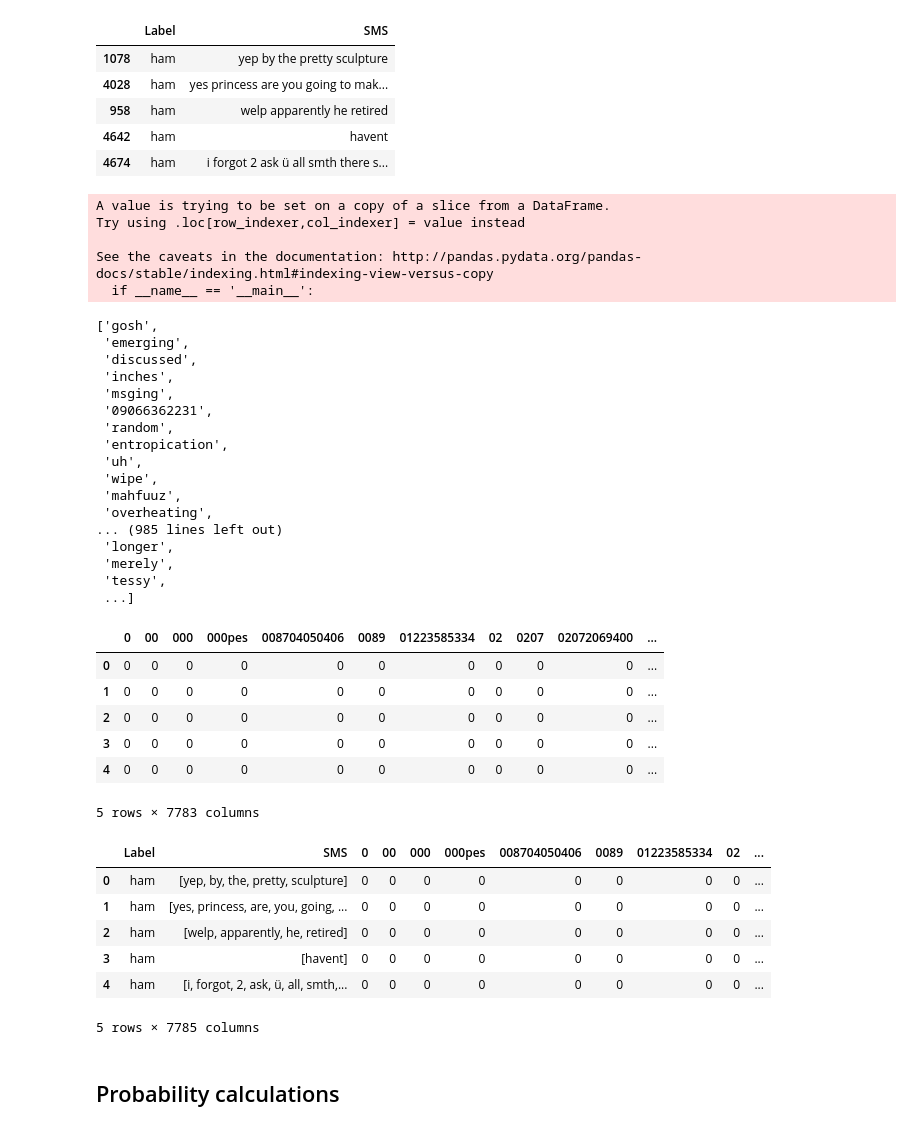
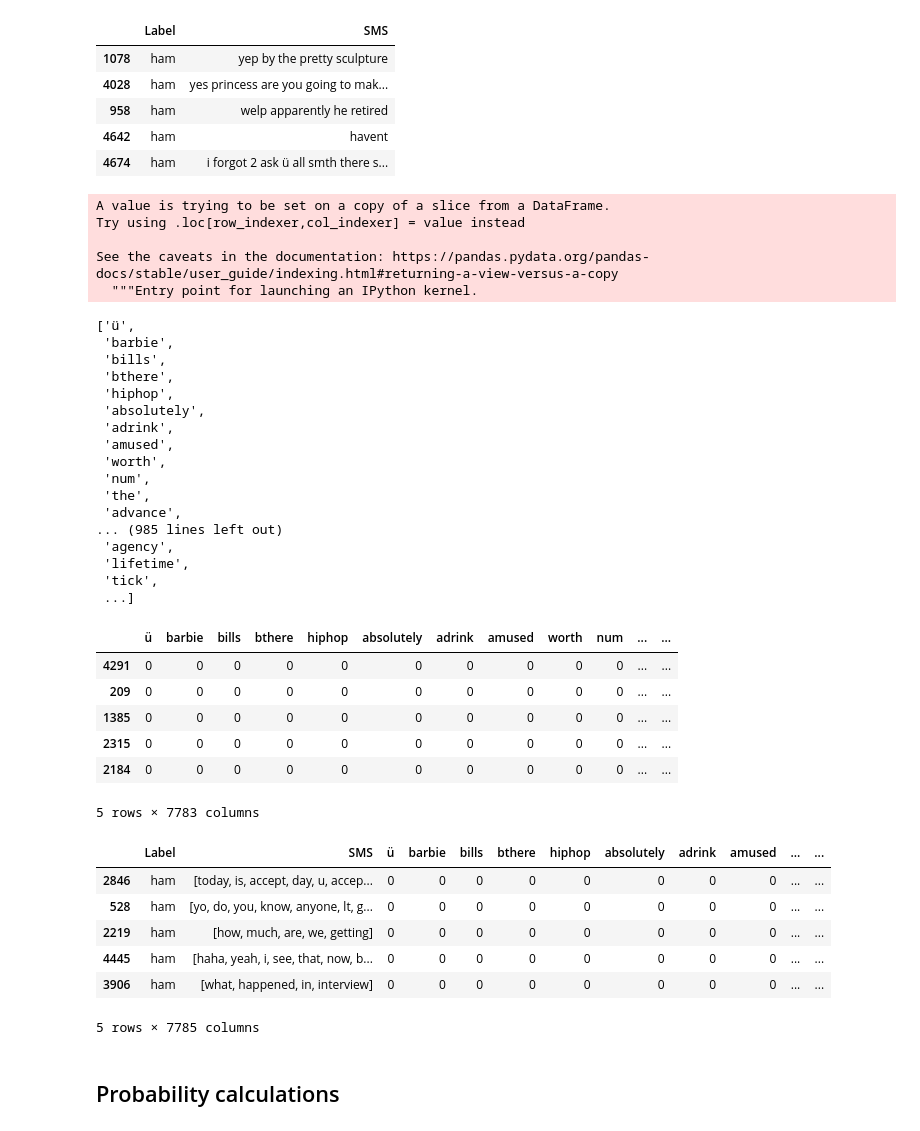
Before and after one commit to plasmagirl/Building-a-Spam-Filter, a Jupyter notebook: Basics.ipynb, the cells around one changed output. Cells and saved outputs as stored; diff of their text form; code cells hidden in the pictures.

```diff
--- a/Basics.ipynb
+++ b/Basics.ipynb
@@ -8,5 +11,5 @@ from IPython.display import display
 # %%
-sms_collection = pd.read_csv('SMSSpamCollection', sep='\t', header=None, names=['Label', 'SMS'])
+sms_collection = pd.read_csv('Data\SMSSpamCollection', sep='\t', header=None, names=['Label', 'SMS'])
 # %%
 display(sms_collection.head())
 print('The dataset contains {} messages.' .format(sms_collection.shape[0]))
@@ -99,24 +116,24 @@ vocabulary
 A value is trying to be set on a copy of a slice from a DataFrame.
 Try using .loc[row_indexer,col_indexer] = value instead
 
-See the caveats in the documentation: http://pandas.pydata.org/pandas-docs/stable/indexing.html#indexing-view-versus-copy
-  if __name__ == '__main__':
+See the caveats in the documentation: https://pandas.pydata.org/pandas-docs/stable/user_guide/indexing.html#returning-a-view-versus-a-copy
+  """Entry point for launching an IPython kernel.
-['gosh',
- 'emerging',
- 'discussed',
- 'inches',
- 'msging',
- '09066362231',
- 'random',
- 'entropication',
- 'uh',
- 'wipe',
- 'mahfuuz',
- 'overheating',
+['ü',
+ 'barbie',
+ 'bills',
+ 'bthere',
+ 'hiphop',
+ 'absolutely',
+ 'adrink',
+ 'amused',
+ 'worth',
+ 'num',
+ 'the',
+ 'advance',
 ... (985 lines left out)
- 'longer',
- 'merely',
- 'tessy',
+ 'agency',
+ 'lifetime',
+ 'tick',
  ...]
 # %%
 word_count_per_sms = {}
@@ -128,27 +145,27 @@ for index, msg in enumerate(train['SMS']):
         word_count_per_sms[word][index] += 1
 # %%
 word_counts = pd.DataFrame(word_count_per_sms)
-word_counts.head()
+word_counts.sample(5)
 # %% [output]
-|  | 0 | 00 | 000 | 000pes | 008704050406 | 0089 | 01223585334 | 02 | 0207 | 02072069400 | ... |
-| 0 | 0 | 0 | 0 | 0 | 0 | 0 | 0 | 0 | 0 | 0 | ... |
-| 1 | 0 | 0 | 0 | 0 | 0 | 0 | 0 | 0 | 0 | 0 | ... |
-| 2 | 0 | 0 | 0 | 0 | 0 | 0 | 0 | 0 | 0 | 0 | ... |
-| 3 | 0 | 0 | 0 | 0 | 0 | 0 | 0 | 0 | 0 | 0 | ... |
-| 4 | 0 | 0 | 0 | 0 | 0 | 0 | 0 | 0 | 0 | 0 | ... |
+|  | ü | barbie | bills | bthere | hiphop | absolutely | adrink | amused | worth | num | ... | ... |
+| 4291 | 0 | 0 | 0 | 0 | 0 | 0 | 0 | 0 | 0 | 0 | ... | ... |
+| 209 | 0 | 0 | 0 | 0 | 0 | 0 | 0 | 0 | 0 | 0 | ... | ... |
+| 1385 | 0 | 0 | 0 | 0 | 0 | 0 | 0 | 0 | 0 | 0 | ... | ... |
+| 2315 | 0 | 0 | 0 | 0 | 0 | 0 | 0 | 0 | 0 | 0 | ... | ... |
+| 2184 | 0 | 0 | 0 | 0 | 0 | 0 | 0 | 0 | 0 | 0 | ... | ... |
 5 rows × 7783 columns
 # %%
 #concatenate word_count dataframe with training dataframe
 train_set_clean = pd.concat([train, word_counts], axis=1)
 # %%
-display(train_set_clean.head())
+display(train_set_clean.sample(5))
 # %% [output]
-|  | Label | SMS | 0 | 00 | 000 | 000pes | 008704050406 | 0089 | 01223585334 | 02 | ... |
-| 0 | ham | [yep, by, the, pretty, sculpture] | 0 | 0 | 0 | 0 | 0 | 0 | 0 | 0 | ... |
-| 1 | ham | [yes, princess, are, you, going, ... | 0 | 0 | 0 | 0 | 0 | 0 | 0 | 0 | ... |
-| 2 | ham | [welp, apparently, he, retired] | 0 | 0 | 0 | 0 | 0 | 0 | 0 | 0 | ... |
-| 3 | ham | [havent] | 0 | 0 | 0 | 0 | 0 | 0 | 0 | 0 | ... |
-| 4 | ham | [i, forgot, 2, ask, ü, all, smth,... | 0 | 0 | 0 | 0 | 0 | 0 | 0 | 0 | ... |
+|  | Label | SMS | ü | barbie | bills | bthere | hiphop | absolutely | adrink | amused | ... | ... |
+| 2846 | ham | [today, is, accept, day, u, accep... | 0 | 0 | 0 | 0 | 0 | 0 | 0 | 0 | ... | ... |
+| 528 | ham | [yo, do, you, know, anyone, lt, g... | 0 | 0 | 0 | 0 | 0 | 0 | 0 | 0 | ... | ... |
+| 2219 | ham | [how, much, are, we, getting] | 0 | 0 | 0 | 0 | 0 | 0 | 0 | 0 | ... | ... |
+| 4445 | ham | [haha, yeah, i, see, that, now, b... | 0 | 0 | 0 | 0 | 0 | 0 | 0 | 0 | ... | ... |
+| 3906 | ham | [what, happened, in, interview] | 0 | 0 | 0 | 0 | 0 | 0 | 0 | 0 | ... | ... |
 5 rows × 7785 columns
 # %% [markdown]
 ## Probability calculations
```
Also changed, not shown: parts of 7 cells of this notebook, 5 other files.
